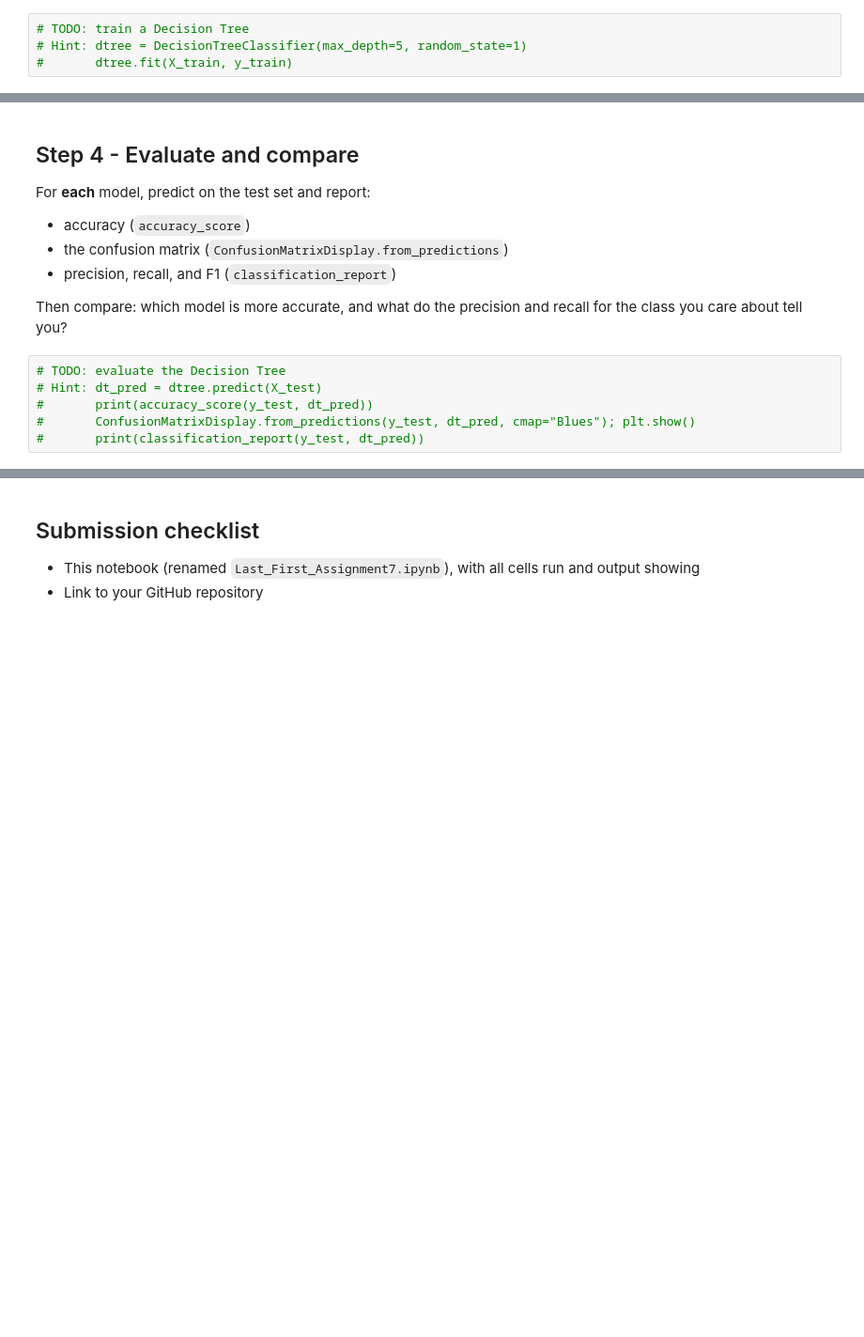
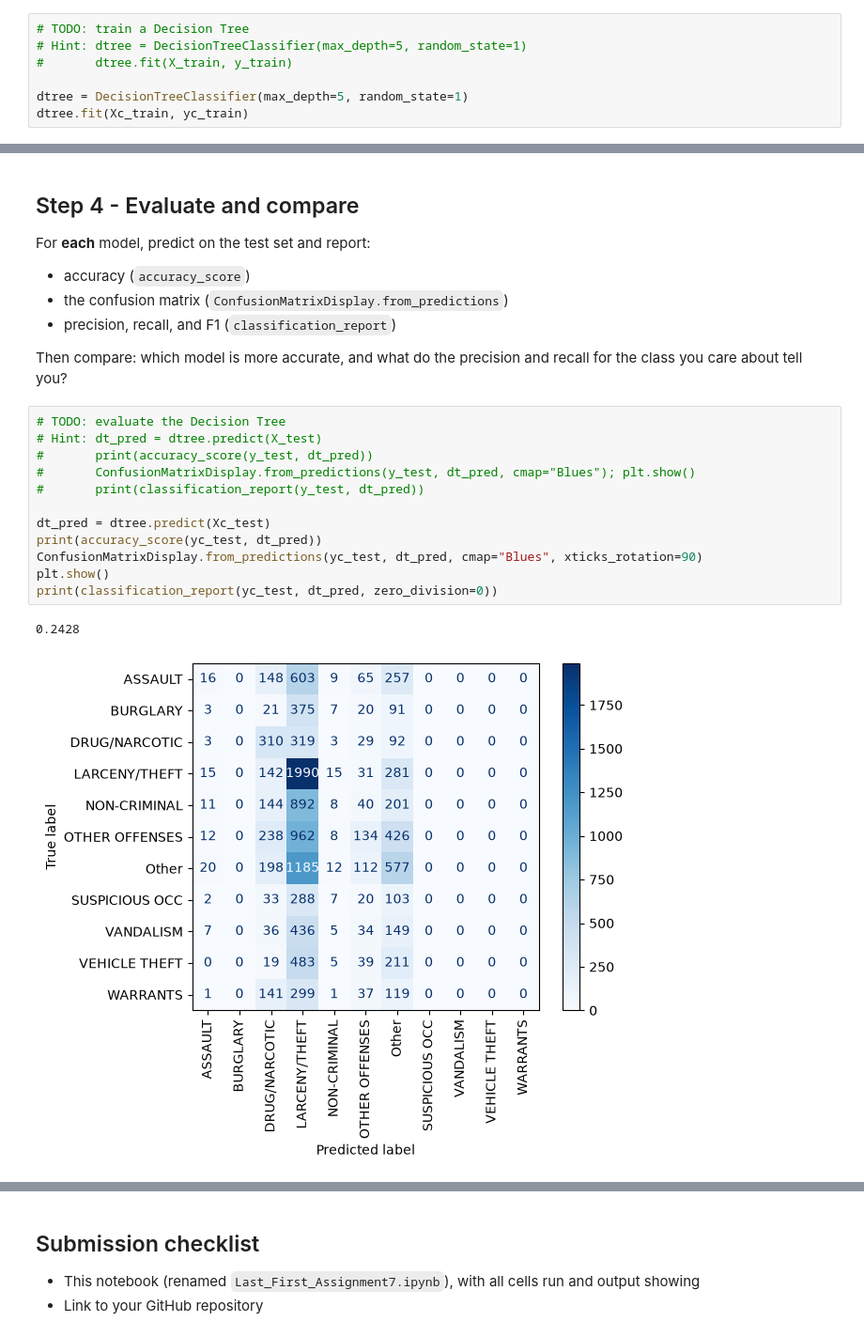
Before and after one commit to RealCodingGeeker/Assignment-7, a Jupyter notebook: Assignment/Assignment 7.ipynb, the cells around one changed output, grey strips where cells are left out. Shown at 94% size. Cells and saved outputs as stored; diff of their text form; blank space fills up the shorter version.

```diff
--- a/Assignment/Assignment 7.ipynb
+++ b/Assignment/Assignment 7.ipynb
@@ -193,3 +198,6 @@ Each classifier is only a few lines: create it, then call `.fit(X_train, y_train
 # TODO: train a Decision Tree
 # Hint: dtree = DecisionTreeClassifier(max_depth=5, random_state=1)
 #       dtree.fit(X_train, y_train)
+
+dtree = DecisionTreeClassifier(max_depth=5, random_state=1)
+dtree.fit(Xc_train, yc_train)
@@ -211,6 +226,15 @@ class you care about tell you?
 # %%
 # TODO: evaluate the Decision Tree
 # Hint: dt_pred = dtree.predict(X_test)
 #       print(accuracy_score(y_test, dt_pred))
 #       ConfusionMatrixDisplay.from_predictions(y_test, dt_pred, cmap="Blues"); plt.show()
 #       print(classification_report(y_test, dt_pred))
+
+dt_pred = dtree.predict(Xc_test)
+print(accuracy_score(yc_test, dt_pred))
+ConfusionMatrixDisplay.from_predictions(yc_test, dt_pred, cmap="Blues", xticks_rotation=90)
+plt.show()
+print(classification_report(yc_test, dt_pred, zero_division=0))
+# %% [output]
+0.2428
+[figure, added]
```
Also changed, not shown: parts of 8 cells of this notebook.
